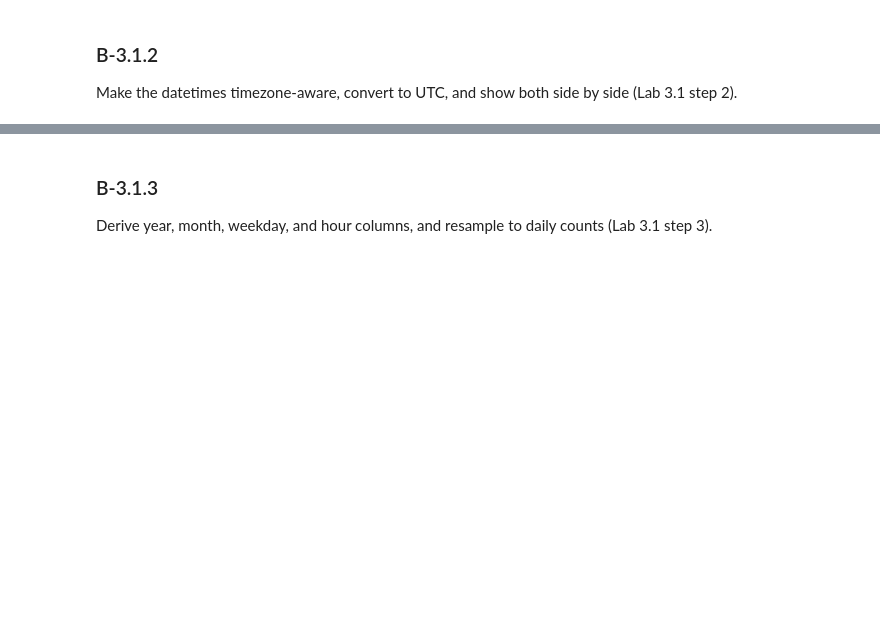
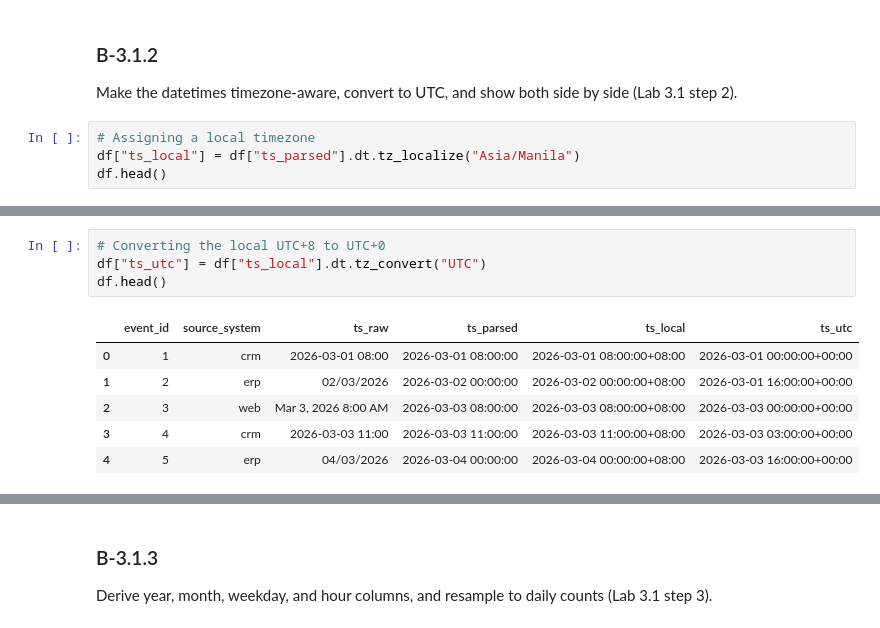
Before and after one commit to ejandrea-strat/python-training, a Jupyter notebook: work/module3_python_for_de.ipynb, the cells around one changed output, grey strips where cells are left out. Cells and saved outputs as stored; diff of their text form; blank space fills up the shorter version.

```diff
--- a/work/module3_python_for_de.ipynb
+++ b/work/module3_python_for_de.ipynb
@@ -12,3 +84,7 @@ Create 30 timestamp strings in three formats, parse each group with an explicit
 ### B-3.1.2
 
 Make the datetimes timezone-aware, convert to UTC, and show both side by side (Lab 3.1 step 2).
+# %%
+# Assigning a local timezone
+df["ts_local"] = df["ts_parsed"].dt.tz_localize("Asia/Manila")
+df.head()
@@ -14,0 +98,11 @@ Make the datetimes timezone-aware, convert to UTC, and show both side by side (L
+# %%
+# Converting the local UTC+8 to UTC+0
+df["ts_utc"] = df["ts_local"].dt.tz_convert("UTC")
+df.head()
+# %% [output]
+|  | event_id | source_system | ts_raw | ts_parsed | ts_local | ts_utc |
+| 0 | 1 | crm | 2026-03-01 08:00 | 2026-03-01 08:00:00 | 2026-03-01 08:00:00+08:00 | 2026-03-01 00:00:00+00:00 |
+| 1 | 2 | erp | 02/03/2026 | 2026-03-02 00:00:00 | 2026-03-02 00:00:00+08:00 | 2026-03-01 16:00:00+00:00 |
+| 2 | 3 | web | Mar 3, 2026 8:00 AM | 2026-03-03 08:00:00 | 2026-03-03 08:00:00+08:00 | 2026-03-03 00:00:00+00:00 |
+| 3 | 4 | crm | 2026-03-03 11:00 | 2026-03-03 11:00:00 | 2026-03-03 11:00:00+08:00 | 2026-03-03 03:00:00+00:00 |
+| 4 | 5 | erp | 04/03/2026 | 2026-03-04 00:00:00 | 2026-03-04 00:00:00+08:00 | 2026-03-03 16:00:00+00:00 |
```
Also changed, not shown: parts of 19 cells of this notebook.
